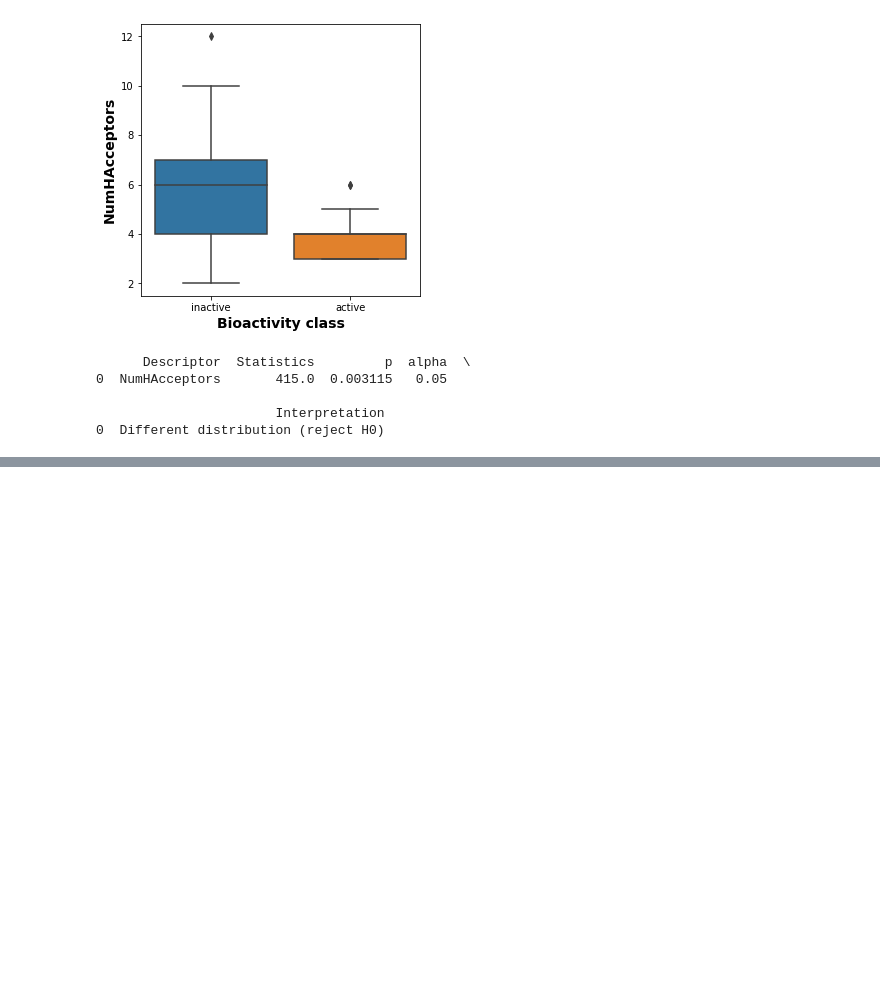
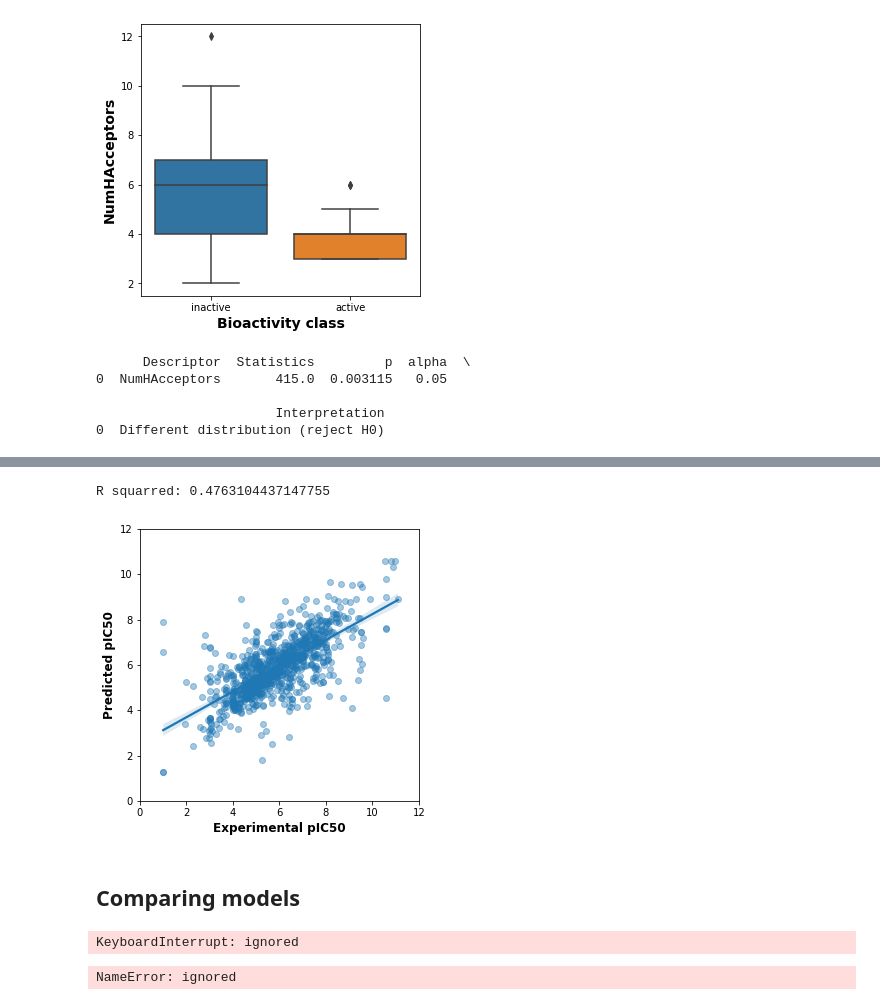
Before and after one commit to eh329/Bioinformatcs-Project, a Jupyter notebook: DrugDiscoverywithPython.ipynb, the cells around one changed output, grey strips where cells are left out. Cells and saved outputs as stored; diff of their text form; code cells hidden in the pictures; blank space fills up the shorter version.

```diff
--- a/DrugDiscoverywithPython.ipynb
+++ b/DrugDiscoverywithPython.ipynb
@@ -503,0 +681,46 @@ full_res.to_csv("mattwhitney.csv", index = False)
+# %%
+# Seaparating feature and target data
+
+dataset = pd.read_csv("acetylcholinesterase_06_bioactivity_data_3class_pIC50_pubchem_fp.csv")
+x = dataset.drop("pIC50", axis = 1)
+y = dataset["pIC50"]
+
+# Removing low variance features
+
+selection = VarianceThreshold(threshold = (0.8 * (1 - 0.8)))
+x = selection.fit_transform(x)
+# %%
+x_train, x_test, y_train, y_test = train_test_split(x, y,
+                                                    test_size = 0.2, random_state = 69)
+# %%
+np.random.seed(70)
+model = RandomForestRegressor(n_estimators = 100)
+model.fit(x_train, y_train)
+r2 = model.score(x_test, y_test)
+# %%
+print(f"R squarred: {r2}")
+y_pred = model.predict(x_test)
+# %% [output]
+R squarred: 0.4763104437147755
+# %%
+ax = sns.regplot(y_test, y_pred, scatter_kws = {"alpha": 0.4})
+ax.set_xlabel("Experimental pIC50", fontsize = "large", fontweight = "bold")
+ax.set_ylabel("Predicted pIC50", fontsize = "large", fontweight = "bold")
+ax.set_xlim(0, 12)
+ax.set_ylim(0, 12)
+ax.figure.set_size_inches(5, 5)
+plt.show()
+# %% [output]
+[figure, added]
+# %% [markdown]
+## Comparing models
+# %%
+clf = LazyRegressor(verbose = 0, ignore_warnings = True,
+                     custom_metric = None)
+train, test = clf.fit(x_train, x_test, y_train, y_test)
+# %% [output]
+KeyboardInterrupt: ignored
+# %%
+train
+# %% [output]
+NameError: ignored
```
Also changed, not shown: parts of 24 cells of this notebook.
